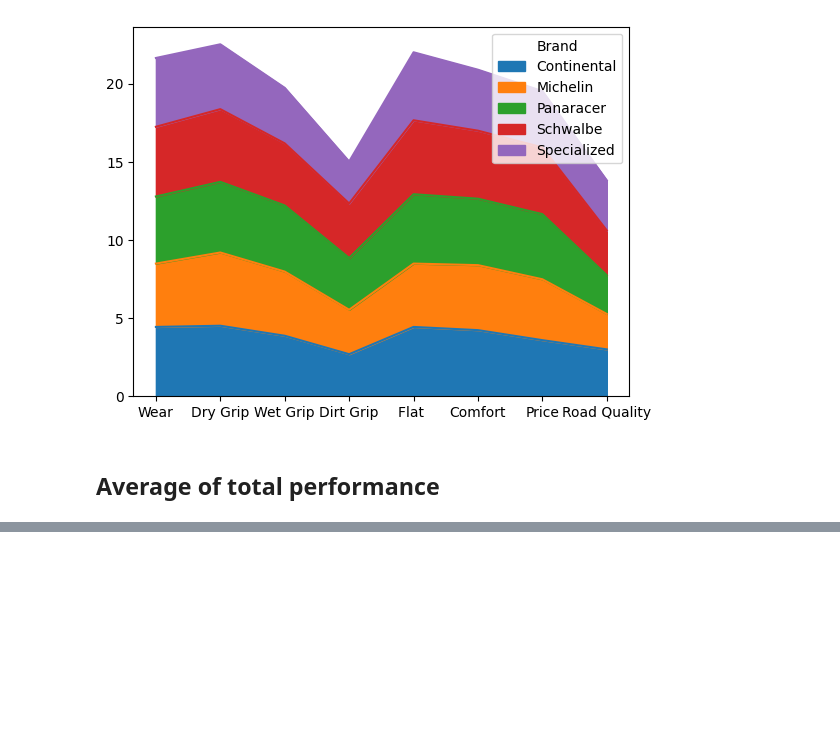
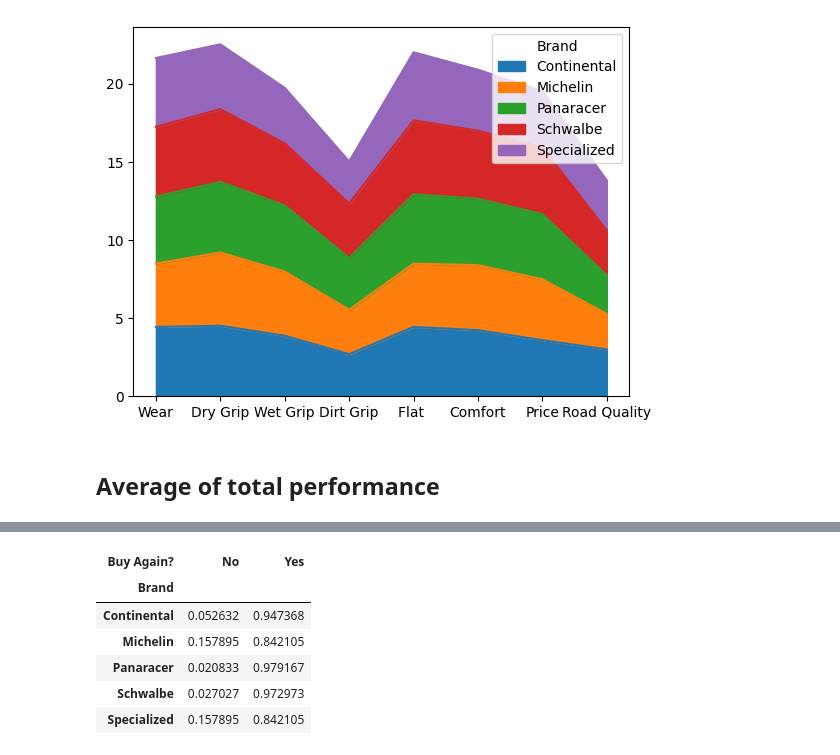
Before and after one commit to sanalps/Tire_Survery_EDA, a Jupyter notebook: BF_street_tire_survey.ipynb, the cells around one changed output, grey strips where cells are left out. Cells and saved outputs as stored; diff of their text form; code cells hidden in the pictures; blank space fills up the shorter version.

```diff
--- a/BF_street_tire_survey.ipynb
+++ b/BF_street_tire_survey.ipynb
@@ -475,0 +529,12 @@ brand4_transposed.mean().plot(kind='bar')
+# %%
+# to get the dataframe in the correct shape, unstack the groupby result
+df_surevey3_u = df_surevey3.groupby(['Brand'])["Buy Again?"].value_counts(normalize=True).unstack()
+df_surevey3_u
+# %% [output]
+| Buy Again? | No | Yes |
+| Brand |  |  |
+| Continental | 0.052632 | 0.947368 |
+| Michelin | 0.157895 | 0.842105 |
+| Panaracer | 0.020833 | 0.979167 |
+| Schwalbe | 0.027027 | 0.972973 |
+| Specialized | 0.157895 | 0.842105 |
```
Also changed, not shown: parts of 10 cells of this notebook, 1 other file.
